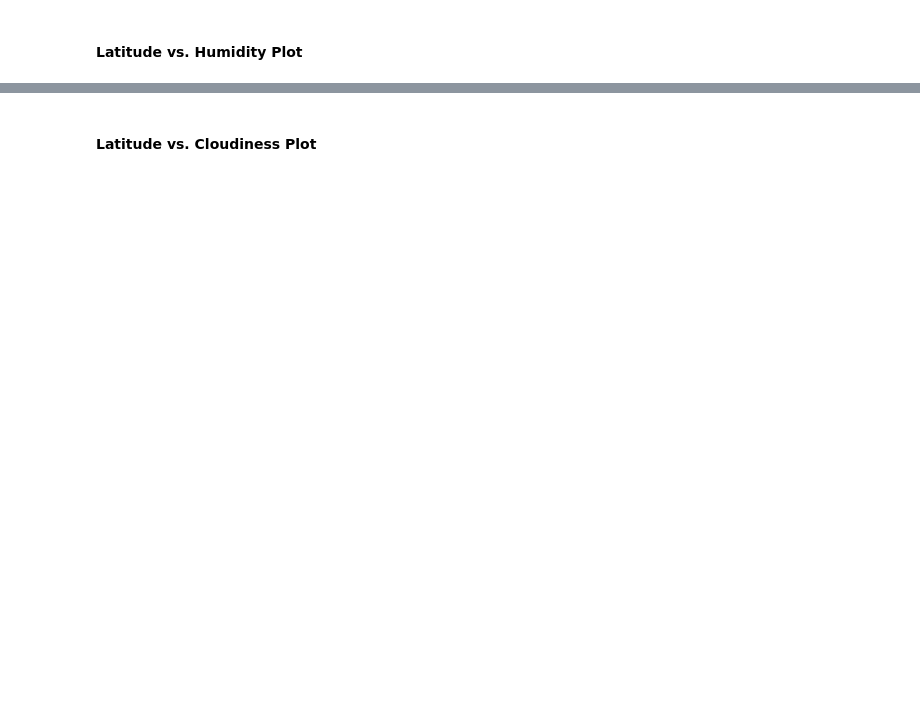
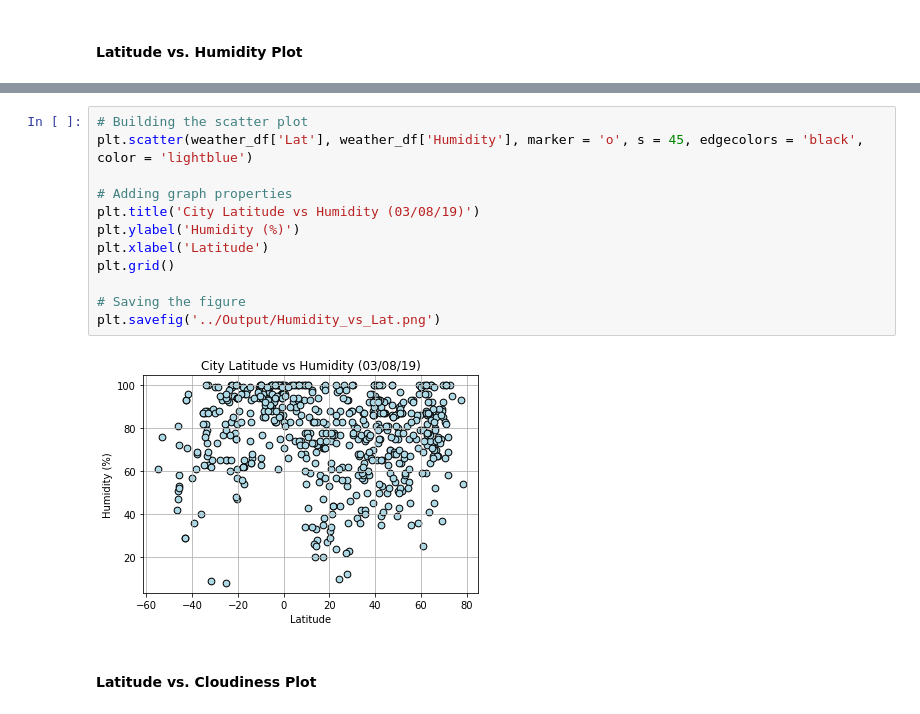
Before and after one commit to TotalEntropy/UofT-Data-2019, a Jupyter notebook: Bin/WeatherPy.ipynb, the cells around one changed output, grey strips where cells are left out. Drawn from its saved outputs; the diff is of its cells as text; blank space fills up the shorter version.

```diff
--- a/Bin/WeatherPy.ipynb
+++ b/Bin/WeatherPy.ipynb
@@ -198,2 +198,16 @@ dtype: int64
+# %%
+# Building the scatter plot
+plt.scatter(weather_df['Lat'], weather_df['Humidity'], marker = 'o', s = 45, edgecolors = 'black', color = 'lightblue')
+
+# Adding graph properties
+plt.title('City Latitude vs Humidity (03/08/19)')
+plt.ylabel('Humidity (%)')
+plt.xlabel('Latitude')
+plt.grid()
+
+# Saving the figure
+plt.savefig('../Output/Humidity_vs_Lat.png')
+# %% [output]
+[figure, added]
 # %% [markdown]
 #### Latitude vs. Cloudiness Plot
```
Also changed, not shown: parts of 17 cells of this notebook, 5 other files.
